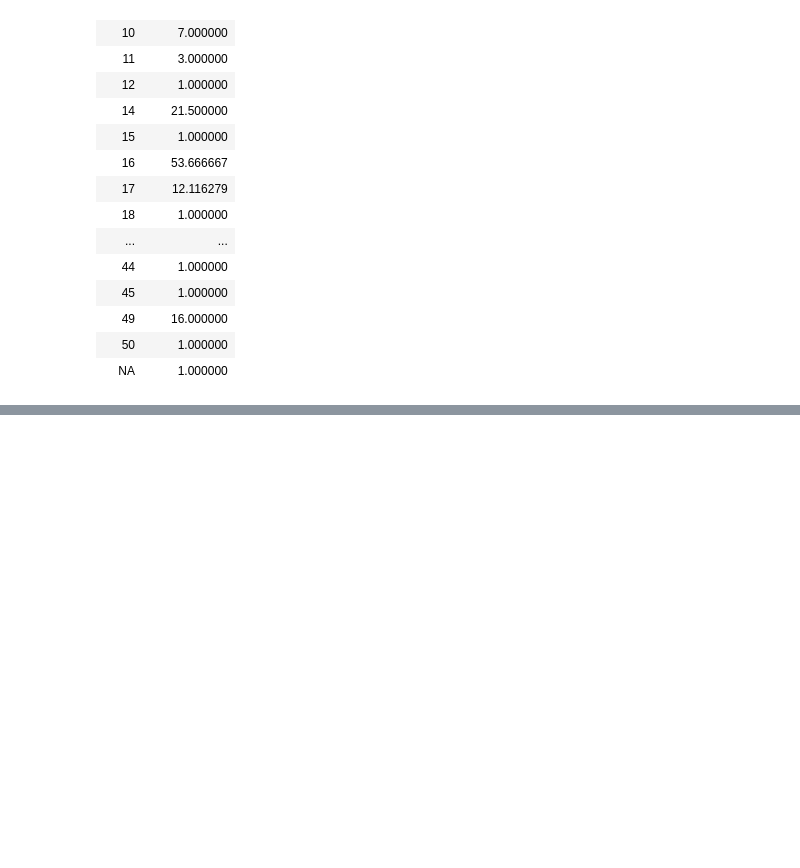
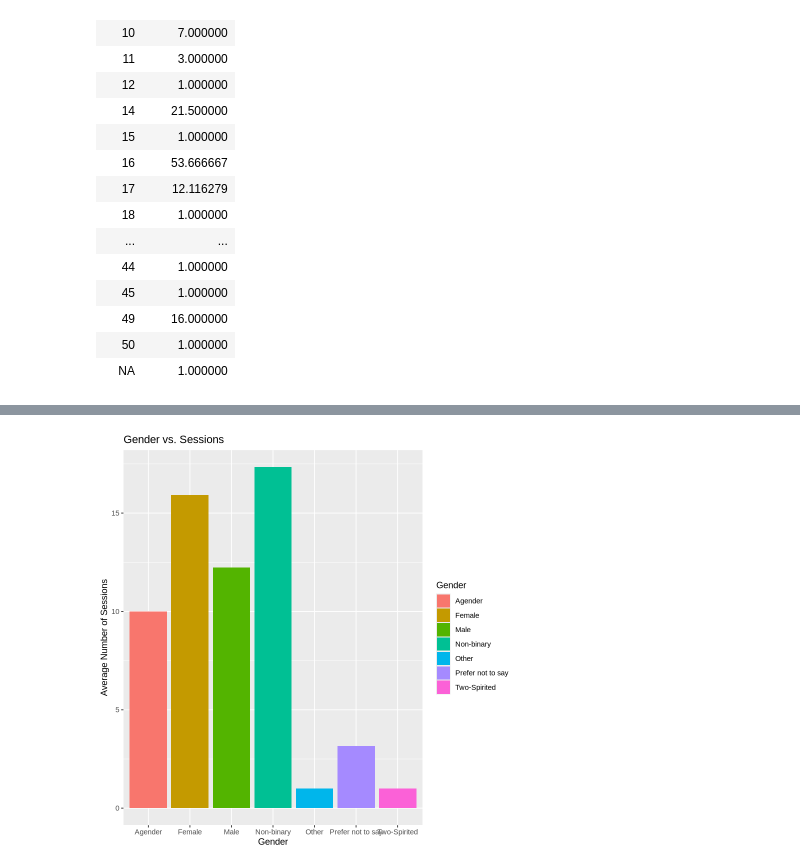
Before and after one commit to evangelinec/DSCI_final_project, a Jupyter notebook: final_project_work.ipynb, the cells around one changed output, grey strips where cells are left out. Saved outputs shown, nothing was run; the diff lists cells and outputs as text; code cells hidden in the pictures; blank space fills up the shorter version.

```diff
--- a/final_project_work.ipynb
+++ b/final_project_work.ipynb
@@ -211,0 +212,5 @@ Warning message:
+# %%
+gender_players_with_sessions<-players_with_sessions|>
+    group_by(gender)|>
+    summarize(avg_sessions=mean(num_sessions))
+gender_players_with_sessions
@@ -211,0 +228,8 @@ Warning message:
+# %%
+gender_players_with_sessions_plot<-gender_players_with_sessions|>
+    ggplot(aes(x=gender, y=avg_sessions, fill=gender))+
+    geom_bar(stat="identity")+
+    labs(title="Gender vs. Sessions", x="Gender", y="Average Number of Sessions", fill="Gender")
+gender_players_with_sessions_plot
+# %% [output]
+[figure, added]
```
Also changed, not shown: parts of 2 cells of this notebook.
